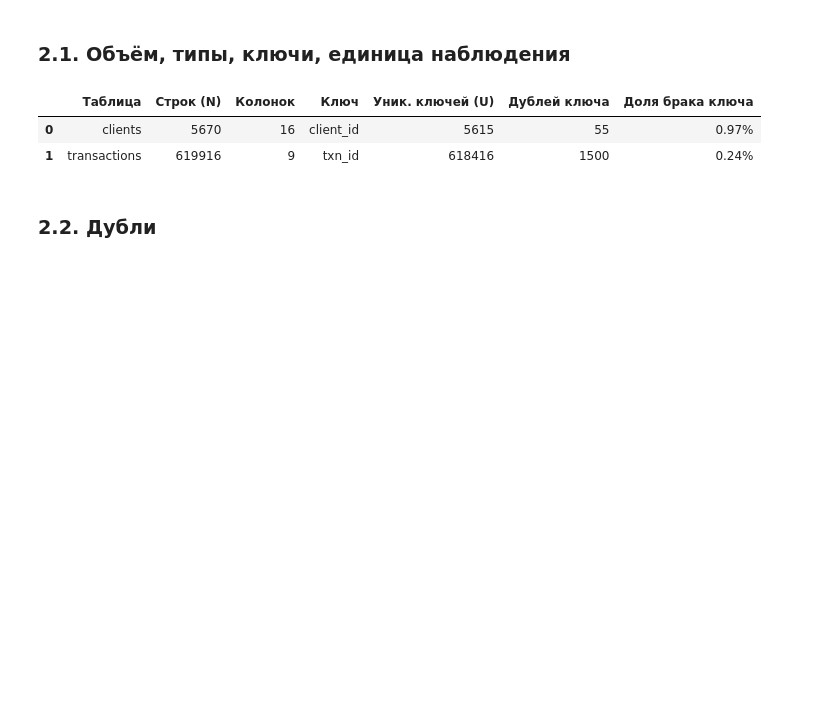
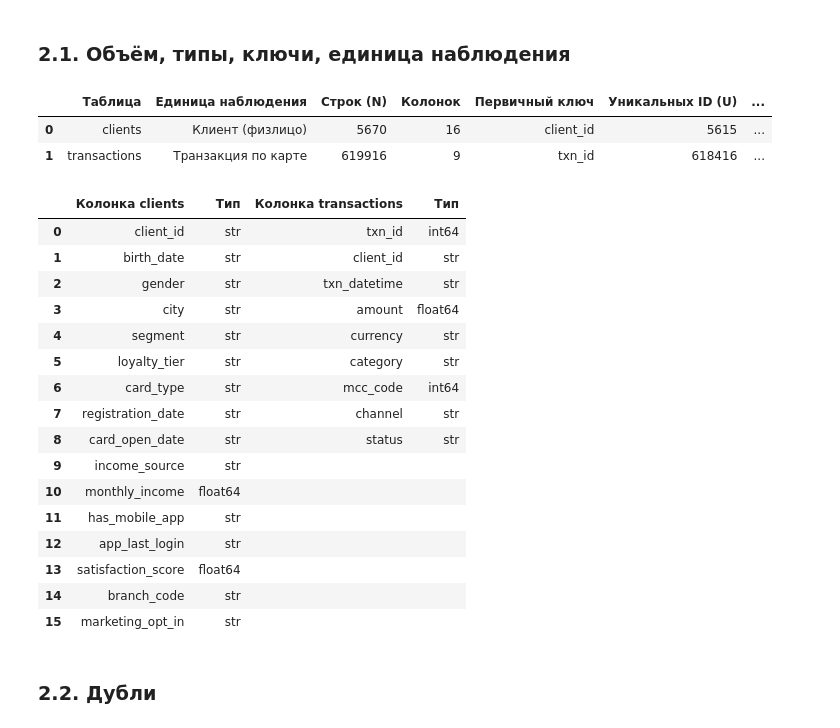
Before and after one commit to KQnok/Kuralionak_Karyna_Lab1, a Jupyter notebook: 01_analysis.ipynb, the cells around one changed output. Cells and saved outputs as stored; diff of their text form; code cells hidden in the pictures; blank space fills up the shorter version.

```diff
--- a/01_analysis.ipynb
+++ b/01_analysis.ipynb
@@ -34,18 +34,20 @@ RAW_TXN = 'data/S15/transactions.csv'
 raw_clients = pd.read_csv(
     RAW_CLIENTS,
     sep=',',
-    decimal='.'
+    decimal='.',
+    encoding='utf-8',
+    dtype={'branch_code': str}
 )
 
 raw_transactions = pd.read_csv(
     RAW_TXN,
     sep=';',
-    encoding='cp1251',
-    decimal=','
+    decimal=',',
+    encoding='cp1251'
 )
 
-display(raw_clients.head())
-display(raw_transactions.head())
+display(raw_clients.head(2))
+display(raw_transactions.head(2))
 # %% [output]
 |  | client_id | birth_date | gender | city | segment | loyalty_tier | card_type | registration_date | ... |
 | 0 | C001919 | 1968-10-29 | Ж | Санкт-Петербург | Массовый | Базовый | Дебетовая | 14.06.2011 | ... |
@@ -67,32 +63,53 @@ display(raw_transactions.head())
 # %% [markdown]
 ### 2.1. Объём, типы, ключи, единица наблюдения
 # %%
-audit_summary = pd.DataFrame([
+display(pd.DataFrame([
     {
         'Таблица': 'clients',
+        'Единица наблюдения': 'Клиент (физлицо)',
         'Строк (N)': len(raw_clients),
         'Колонок': raw_clients.shape[1],
-        'Ключ': 'client_id',
-        'Уник. ключей (U)': raw_clients['client_id'].nunique(),
-        'Дублей ключа': len(raw_clients) - raw_clients['client_id'].nunique(),
-        'Доля брака ключа': f"{(len(raw_clients) - raw_clients['client_id'].nunique()) / len(raw_clients):.2%}"
+        'Первичный ключ': 'client_id',
+        'Уникальных ID (U)': raw_clients['client_id'].nunique(),
+        'Лишних записей ключа': len(raw_clients) - raw_clients['client_id'].nunique(),
+        'Доля небиективности': f"{(len(raw_clients) - raw_clients['client_id'].nunique()) / len(raw_clients):.2%}"
     },
     {
         'Таблица': 'transactions',
+        'Единица наблюдения': 'Транзакция по карте',
         'Строк (N)': len(raw_transactions),
         'Колонок': raw_transactions.shape[1],
-        'Ключ': 'txn_id',
-        'Уник. ключей (U)': raw_transactions['txn_id'].nunique(),
-        'Дублей ключа': len(raw_transactions) - raw_transactions['txn_id'].nunique(),
-        'Доля брака ключа': f"{(len(raw_transactions) - raw_transactions['txn_id'].nunique()) / len(raw_transactions):.2%}"
+        'Первичный ключ': 'txn_id',
+        'Уникальных ID (U)': raw_transactions['txn_id'].nunique(),
+        'Лишних записей ключа': len(raw_transactions) - raw_transactions['txn_id'].nunique(),
+        'Доля небиективности': f"{(len(raw_transactions) - raw_transactions['txn_id'].nunique()) / len(raw_transactions):.2%}"
     }
-])
+]))
 
-display(audit_summary)
+types_c = pd.DataFrame({'Колонка clients': raw_clients.columns, 'Тип': raw_clients.dtypes.values.astype(str)})
+types_t = pd.DataFrame({'Колонка transactions': raw_transactions.columns, 'Тип': raw_transactions.dtypes.values.astype(str)})
+display(pd.concat([types_c, types_t], axis=1).fillna(''))
 # %% [output]
-|  | Таблица | Строк (N) | Колонок | Ключ | Уник. ключей (U) | Дублей ключа | Доля брака ключа |
-| 0 | clients | 5670 | 16 | client_id | 5615 | 55 | 0.97% |
-| 1 | transactions | 619916 | 9 | txn_id | 618416 | 1500 | 0.24% |
+|  | Таблица | Единица наблюдения | Строк (N) | Колонок | Первичный ключ | Уникальных ID (U) | ... |
+| 0 | clients | Клиент (физлицо) | 5670 | 16 | client_id | 5615 | ... |
+| 1 | transactions | Транзакция по карте | 619916 | 9 | txn_id | 618416 | ... |
+|  | Колонка clients | Тип | Колонка transactions | Тип |
+| 0 | client_id | str | txn_id | int64 |
+| 1 | birth_date | str | client_id | str |
+| 2 | gender | str | txn_datetime | str |
+| 3 | city | str | amount | float64 |
+| 4 | segment | str | currency | str |
+| 5 | loyalty_tier | str | category | str |
+| 6 | card_type | str | mcc_code | int64 |
+| 7 | registration_date | str | channel | str |
+| 8 | card_open_date | str | status | str |
+| 9 | income_source | str |  |  |
+| 10 | monthly_income | float64 |  |  |
+| 11 | has_mobile_app | str |  |  |
+| 12 | app_last_login | str |  |  |
+| 13 | satisfaction_score | float64 |  |  |
+| 14 | branch_code | str |  |  |
+| 15 | marketing_opt_in | str |  |  |
 # %% [markdown]
 ### 2.2. Дубли
 # %%
```
Also changed, not shown: parts of 11 cells of this notebook.
